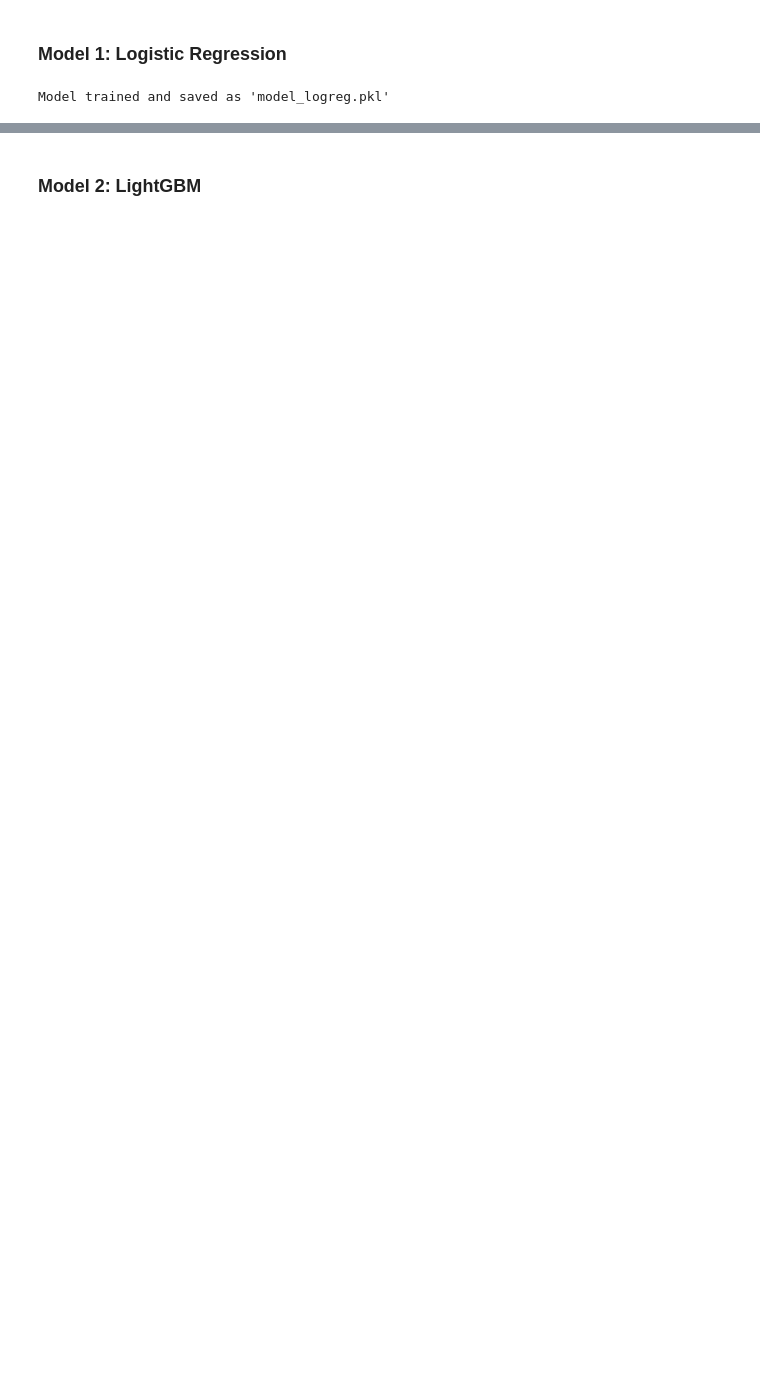
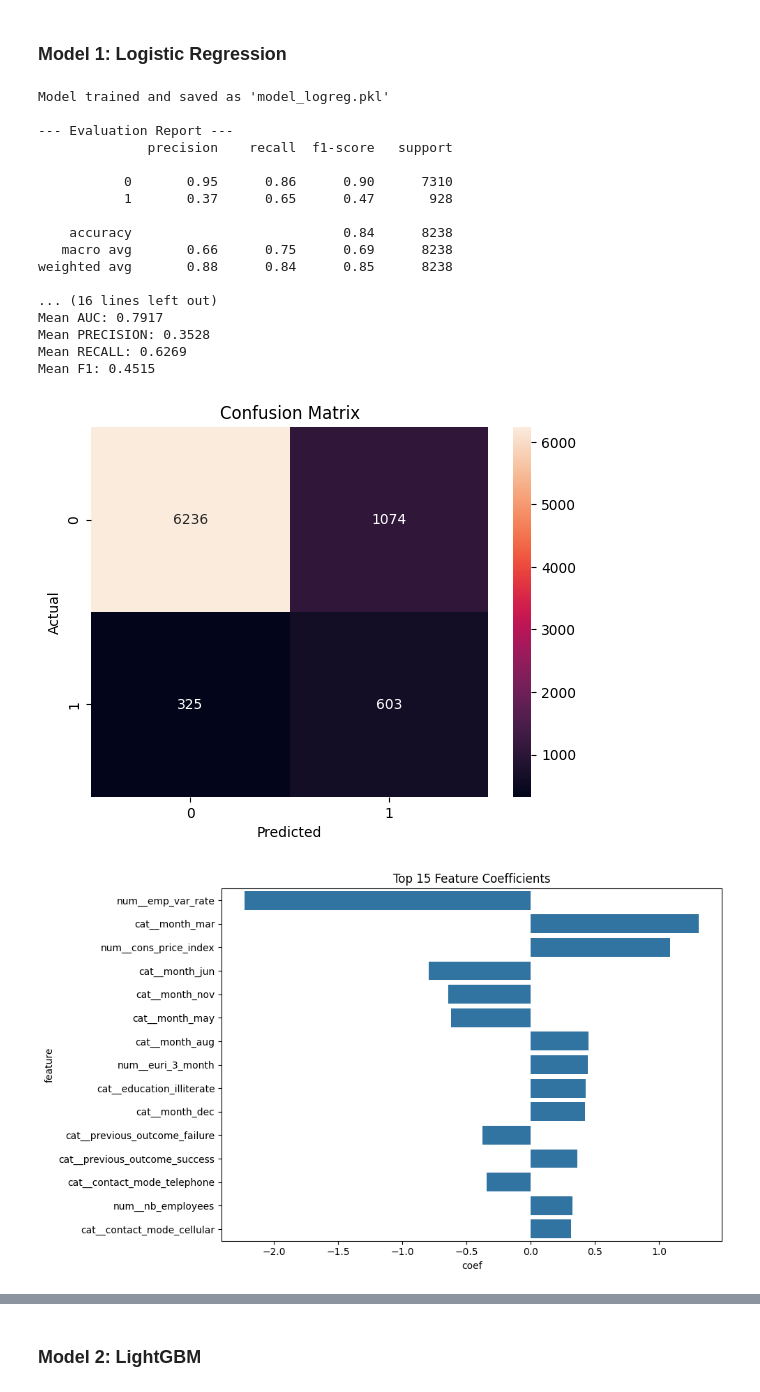
Before and after one commit to bruddi-ml/bank_marketing, a Jupyter notebook: Project_notebook.ipynb, the cells around one changed output, grey strips where cells are left out. Saved outputs shown, nothing was run; the diff lists cells and outputs as text; code cells hidden in the pictures; blank space fills up the shorter version.

```diff
--- a/Project_notebook.ipynb
+++ b/Project_notebook.ipynb
@@ -395,35 +395,53 @@ class LogisticRegressionModel:
 
     def plot_important_features(self):
 
         importance = self.model.named_steps["classifier"].coef_[0]
         feature_names = self.preprocessor.get_feature_names_out()
         imp_df = pd.DataFrame({"feature": feature_names, "coef": importance})
         imp_df = imp_df.sort_values("coef", key=abs, ascending=False)
 
         plt.figure(figsize=(10, 6))
         sns.barplot(x="coef", y="feature", data=imp_df.head(15))
         plt.title("Top 15 Feature Coefficients")
         plt.tight_layout()
         plt.show()
 
     def test_thresholds(self):
 
         y_prob = self.model.predict_proba(self.X_test)[:, 1]
 
         for t in np.arange(0.1, 0.9, 0.1):
             y_pred = (y_prob >= t).astype(int)
             print(f"\nThreshold: {t:.1f}")
             print(f"Precision: {precision_score(self.y_test, y_pred):.3f}")
             print(f"Recall:    {recall_score(self.y_test, y_pred):.3f}")
             print(f"F1 Score:  {f1_score(self.y_test, y_pred):.3f}")
 
 num_features, cat_features = feature_sets["v3"]
 logreg_model = LogisticRegressionModel(df, num_features, cat_features, target_col='target')
 logreg_model.train()
-#logreg_model.evaluate()
-#logreg_model.cross_validate(k=5)
-#logreg_model.plot_confusion_matrix()
-#logreg_model.plot_important_features()
-#logreg_model.test_thresholds()
+logreg_model.evaluate()
+logreg_model.cross_validate(k=5)
+logreg_model.plot_confusion_matrix()
+logreg_model.plot_important_features()
+logreg_model.test_thresholds()
 # %% [output]
 Model trained and saved as 'model_logreg.pkl'
+
+--- Evaluation Report ---
+              precision    recall  f1-score   support
+
+           0       0.95      0.86      0.90      7310
+           1       0.37      0.65      0.47       928
+
+    accuracy                           0.84      8238
+   macro avg       0.66      0.75      0.69      8238
+weighted avg       0.88      0.84      0.85      8238
+
+... (16 lines left out)
+Mean AUC: 0.7917
+Mean PRECISION: 0.3528
+Mean RECALL: 0.6269
+Mean F1: 0.4515
+[figure, added]
+[figure, added]
```
Also changed, not shown: parts of 4 cells of this notebook.
